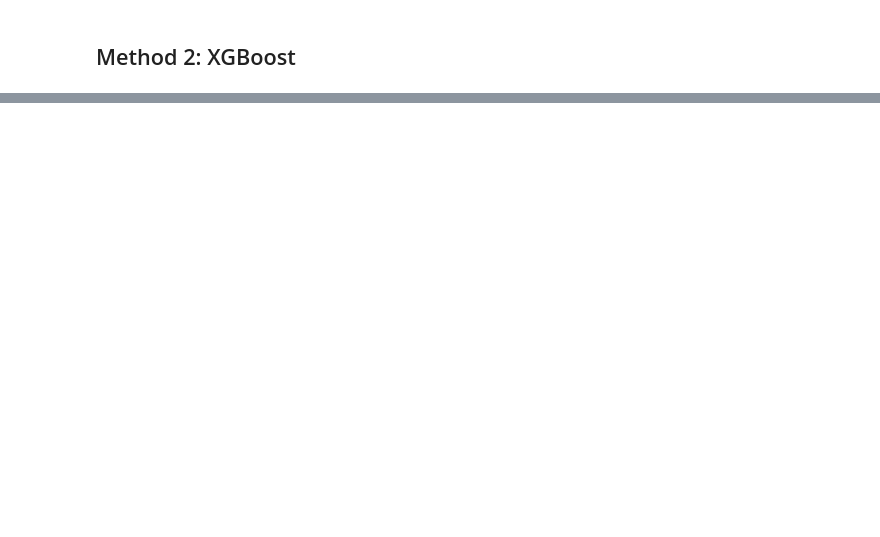
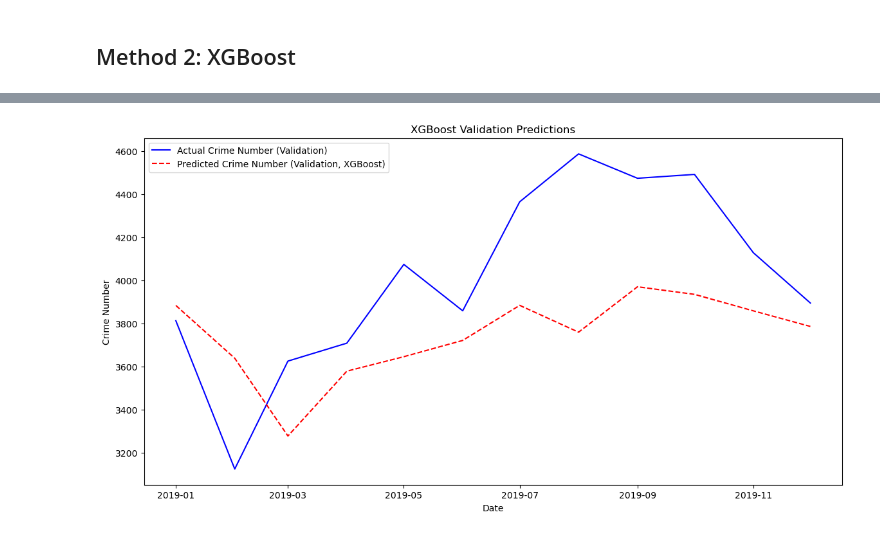
Before and after one commit to HantzeWANG/ECON490, a Jupyter notebook: CrimePrediction.ipynb, the cells around one changed output, grey strips where cells are left out. Saved outputs shown, nothing was run; the diff lists cells and outputs as text; code cells hidden in the pictures; blank space fills up the shorter version.

```diff
--- a/CrimePrediction.ipynb
+++ b/CrimePrediction.ipynb
@@ -488,0 +320,99 @@ Average percent difference after lockdown: -32.63%
+# %%
+import xgboost as xgb
+import pandas as pd
+import matplotlib.pyplot as plt
+from sklearn.metrics import mean_absolute_percentage_error
+
+def create_lagged_features(df, target_col, lags):
+    df = df.copy()
+    for lag in range(1, lags + 1):
+        df[f'{target_col}_lag_{lag}'] = df[target_col].shift(lag)
+    return df
+
+train_data = merged_df_xgb[merged_df_xgb['date'] < '2019-01-01']
+val_data = merged_df_xgb[(merged_df_xgb['date'] >= '2019-01-01') & (merged_df_xgb['date'] < '2020-01-01')]
+
+train_data = create_lagged_features(train_data, 'crime_number', 3)
+val_data = create_lagged_features(val_data, 'crime_number', 3)
+
+val_data.fillna(method='ffill', inplace=True)
+val_data.fillna(val_data.mean(numeric_only=True), inplace=True)
+
+train_data['month'] = train_data['date'].dt.month
+train_data['year'] = train_data['date'].dt.year
+val_data['month'] = val_data['date'].dt.month
+val_data['year'] = val_data['date'].dt.year
+
+features = [
+    'crime_number_lag_1', 'crime_number_lag_2', 'crime_number_lag_3',
+    'month', 'year', 'Police officers per 100,000 population',
+    'Weighted clearance rate', 'Vancouver Unemployment Rate',
+    'CPI', 'MinWage'
+]
+X_train = train_data[features]
+y_train = train_data['crime_number']
+X_val = val_data[features]
+y_val = val_data['crime_number']
+
+xgb_model = xgb.XGBRegressor(objective='reg:squarederror', n_estimators=100, learning_rate=0.1, random_state=42)
+xgb_model.fit(X_train, y_train)
+
+val_predictions = xgb_model.predict(X_val)
+
+plt.figure(figsize=(14, 7))
+
+plt.plot(val_data['date'], y_val, label="Actual Crime Number (Validation)", color="blue")
+plt.plot(val_data['date'], val_predictions, label="Predicted Crime Number (Validation, XGBoost)", color="red", linestyle="--")
+
+plt.xlabel("Date")
+plt.ylabel("Crime Number")
+plt.title("XGBoost Validation Predictions")
+plt.legend()
+plt.show()
+
+mape_val = mean_absolute_percentage_error(y_val, val_predictions)
+print(f"Validation MAPE: {mape_val * 100:.2f}%")
+
+full_train_data = merged_df_xgb[merged_df_xgb['date'] < '2020-01-01']
+full_train_data = create_lagged_features(full_train_data, 'crime_number', 3).fillna(method='ffill').fillna(full_train_data.mean(numeric_only=True))
+full_train_data['month'] = full_train_data['date'].dt.month
+full_train_data['year'] = full_train_data['date'].dt.year
+
+X_full_train = full_train_data[features]
+y_full_train = full_train_data['crime_number']
+
+
+xgb_model.fit(X_full_train, y_full_train)
+
+
+test_data = merged_df_xgb[merged_df_xgb['date'] >= '2020-01-01'].copy()
+test_data = create_lagged_features(test_data, 'crime_number', 3).fillna(method='ffill').fillna(test_data.mean(numeric_only=True))
+test_data['month'] = test_data['date'].dt.month
+test_data['year'] = test_data['date'].dt.year
+
+test_predictions = []
+for i in range(len(test_data)):
+    X_test_row = test_data[features].iloc[i].values.reshape(1, -1)
+    pred = xgb_model.predict(X_test_row)[0]
+    test_predictions.append(pred)
+
+    if i + 1 < len(test_data):
+        test_data.loc[test_data.index[i + 1], 'crime_number_lag_1'] = pred
+        test_data.loc[test_data.index[i + 1], 'crime_number_lag_2'] = test_data.loc[test_data.index[i], 'crime_number_lag_1']
+        test_data.loc[test_data.index[i + 1], 'crime_number_lag_3'] = test_data.loc[test_data.index[i], 'crime_number_lag_2']
+
+test_data['predicted_crime_number_xgb'] = test_predictions
+
+merged_df_xgb = pd.merge(merged_df_xgb, test_data[['date', 'predicted_crime_number_xgb']], how='left', on='date')
+
+plt.figure(figsize=(14, 7))
+plt.plot(merged_df_xgb['date'], merged_df_xgb['crime_number'], label="Actual Crime Number", color="blue")
+plt.plot(merged_df_xgb['date'], merged_df_xgb['predicted_crime_number_xgb'], label="Predicted Crime Number (XGBoost)", color="purple", linestyle="-.")
+plt.axvline(x=pd.to_datetime('2020-01-01'), color='green', linestyle='--', label='Start of Test Period')
+plt.xlabel("Date")
+plt.ylabel("Crime Number")
+plt.title("Actual vs Predicted Crime Numbers (XGBoost)")
+plt.legend()
+plt.show()
+# %% [output]
+[figure, added]
```
Also changed, not shown: parts of 9 cells of this notebook.
